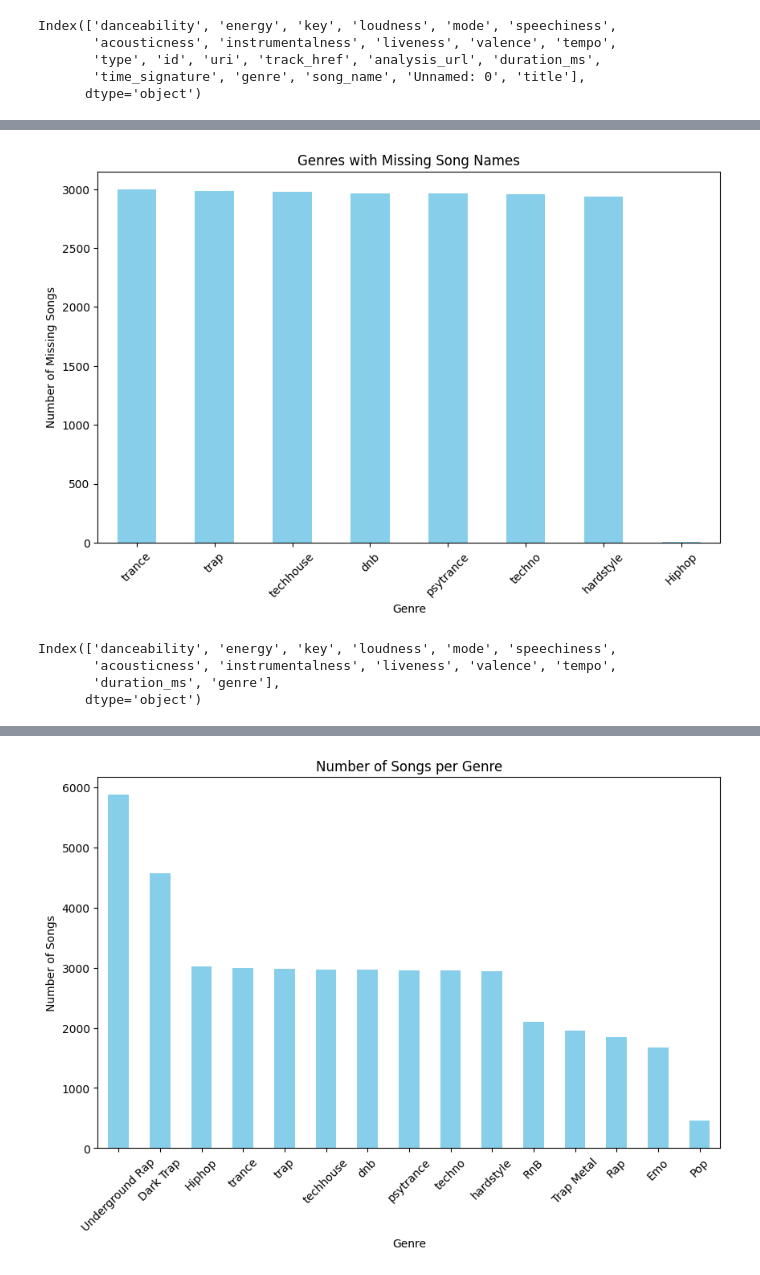
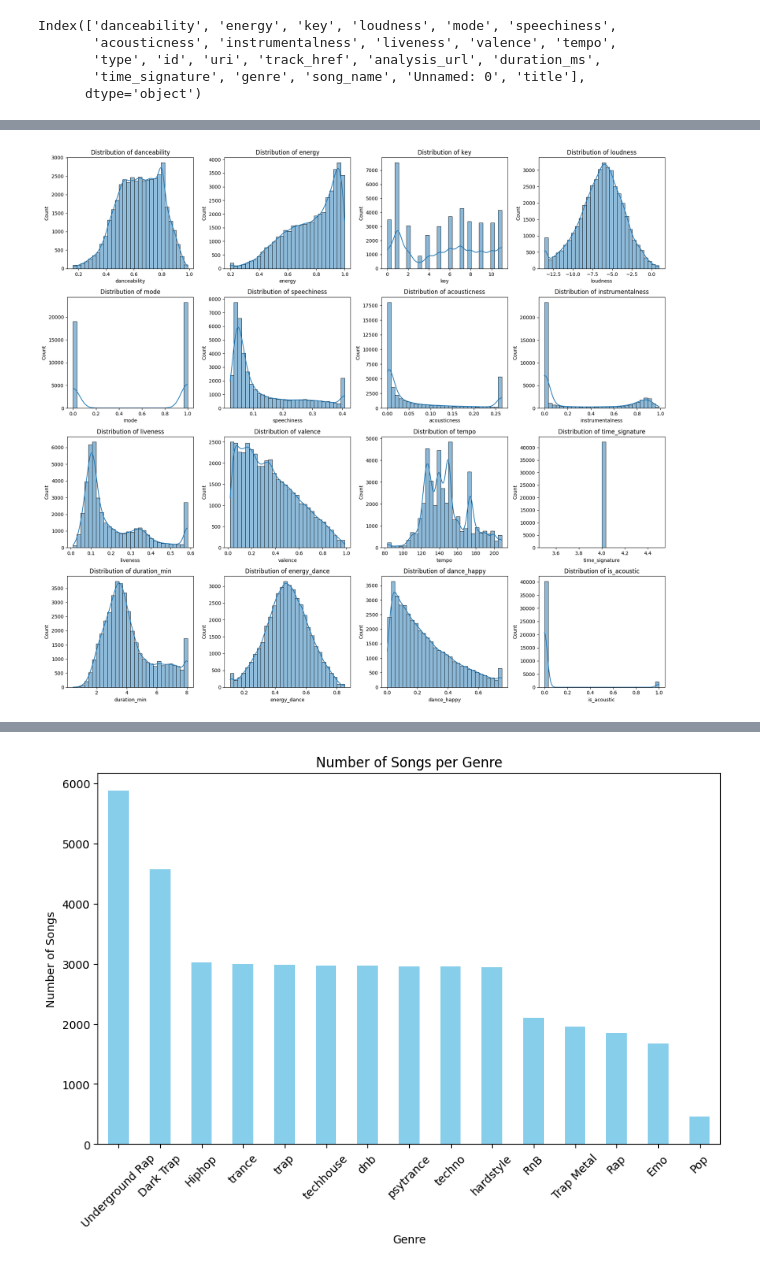
Before and after one commit to Manosree30/First, a Jupyter notebook: Spotify_Project.ipynb, the cells around one changed output, grey strips where cells are left out. Drawn from its saved outputs; the diff is of its cells as text; code cells hidden in the pictures.

```diff
--- a/Spotify_Project.ipynb
+++ b/Spotify_Project.ipynb
@@ -28,6 +28,3 @@ Index(['danceability', 'energy', 'key', 'loudness', 'mode', 'speechiness',
        'type', 'id', 'uri', 'track_href', 'analysis_url', 'duration_ms',
        'time_signature', 'genre', 'song_name', 'Unnamed: 0', 'title'],
       dtype='object')
-# %%
-df.columns=df.columns.str.strip()
-df.columns
@@ -40,4 +30,0 @@ Index(['danceability', 'energy', 'key', 'loudness', 'mode', 'speechiness',
-# %%
-df.drop(columns=['type', 'id', 'uri', 'track_href', 'analysis_url', 'Unnamed: 0','title','time_signature'], inplace=True)
-
-df.columns
@@ -75,0 +59,4 @@ df.size
+# %%
+df.drop(columns=['type', 'id', 'uri', 'track_href', 'analysis_url', 'Unnamed: 0','title','song_name'], inplace=True)
+
+df.columns
@@ -158,18 +148,22 @@ dtype: int64
-# %%
-missing_genres = df[df['song_name'].isnull()]['genre'].value_counts()
-missing_genres.plot(kind='bar', figsize=(10,6), color='skyblue')
-plt.title("Genres with Missing Song Names")
-plt.xlabel("Genre")
-plt.ylabel("Number of Missing Songs")
-plt.xticks(rotation=45)
-plt.show()
-# %% [output]
-[figure, removed]
-# %%
-df.drop('song_name', axis=1,inplace=True)
-df.columns
-# %% [output]
-Index(['danceability', 'energy', 'key', 'loudness', 'mode', 'speechiness',
-       'acousticness', 'instrumentalness', 'liveness', 'valence', 'tempo',
-       'duration_ms', 'genre'],
-      dtype='object')
+# %%
+columns = ['danceability', 'energy', 'key', 'loudness', 'mode', 'speechiness',
+           'acousticness', 'instrumentalness', 'liveness', 'valence', 'tempo',
+           'time_signature', 'duration_min', 'energy_dance', 'dance_happy', 'is_acoustic']
+
+n_cols = 4
+n_rows = (len(columns) + n_cols - 1) // n_cols
+
+fig, axes = plt.subplots(n_rows, n_cols, figsize=(18, n_rows * 4))
+axes = axes.flatten()
+
+for i, col in enumerate(columns):
+    sns.histplot(df[col], bins=30, kde=True, ax=axes[i])
+    axes[i].set_title(f'Distribution of {col}')
+
+for j in range(i+1, len(axes)):
+    fig.delaxes(axes[j])
+
+plt.tight_layout()
+plt.show()
+# %% [output]
+[figure, added]
```
Also changed, not shown: parts of 41 cells of this notebook, 1 other file.
